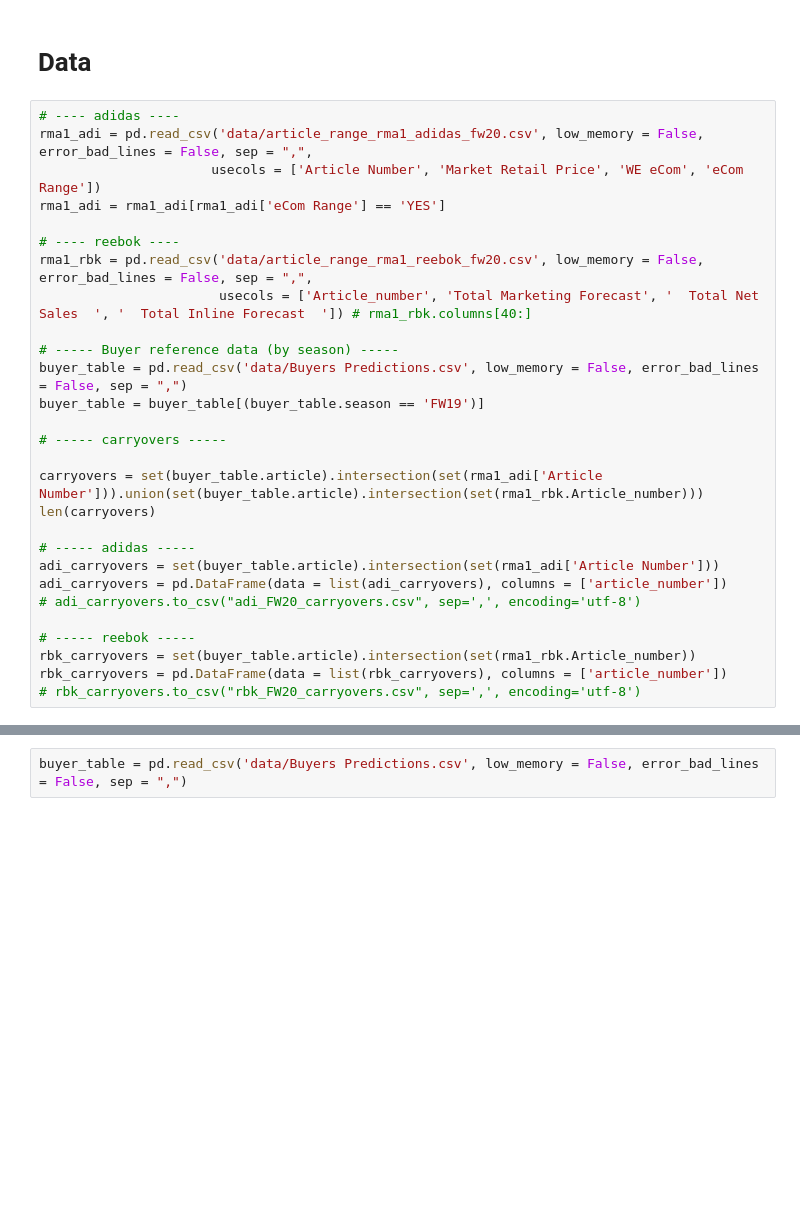
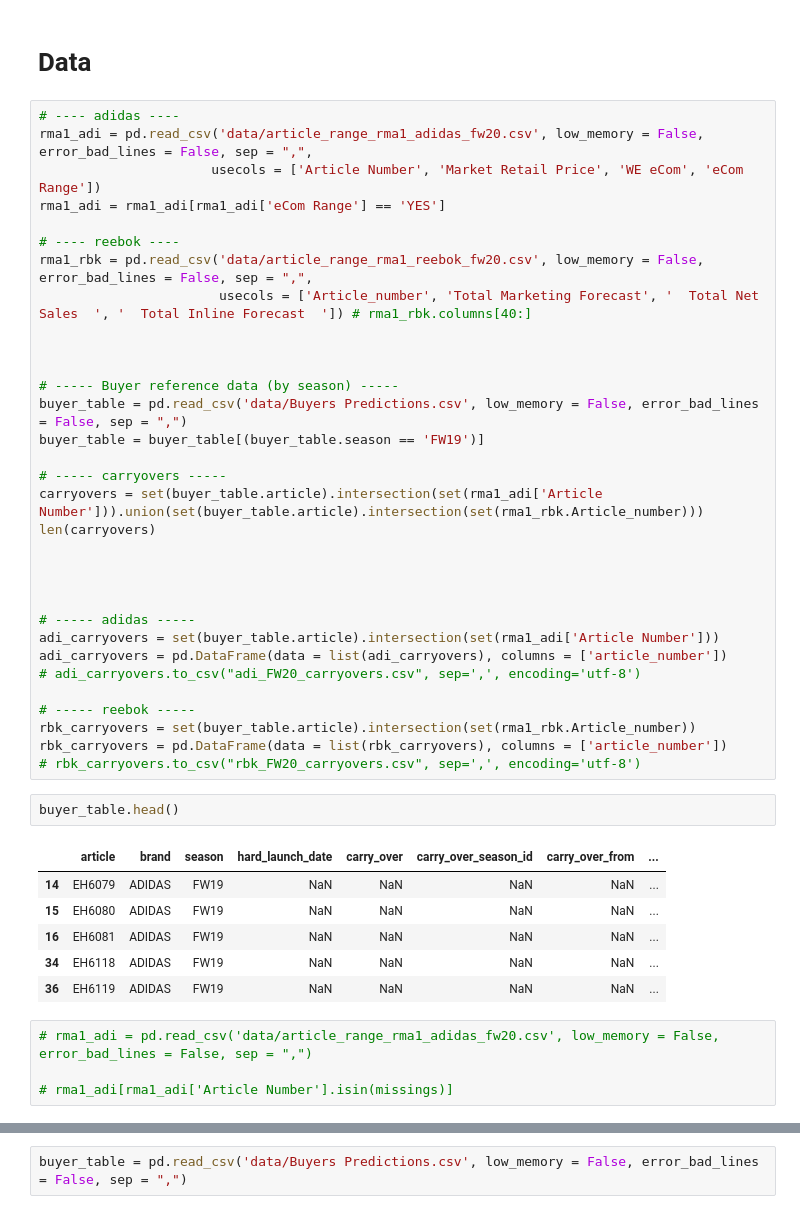
Before and after one commit to cwcomiskey/Misc, a Jupyter notebook: adidas/model_10Sept.ipynb, the cells around one changed output, grey strips where cells are left out. Drawn from its saved outputs; the diff is of its cells as text; blank space fills up the shorter version.

```diff
--- a/adidas/model_10Sept.ipynb
+++ b/adidas/model_10Sept.ipynb
@@ -256,14 +256,18 @@ rma1_adi = rma1_adi[rma1_adi['eCom Range'] == 'YES']
 rma1_rbk = pd.read_csv('data/article_range_rma1_reebok_fw20.csv', low_memory = False, error_bad_lines = False, sep = ",",
                        usecols = ['Article_number', 'Total Marketing Forecast', '  Total Net Sales  ', '  Total Inline Forecast  ']) # rma1_rbk.columns[40:]
 
+
+
 # ----- Buyer reference data (by season) -----
 buyer_table = pd.read_csv('data/Buyers Predictions.csv', low_memory = False, error_bad_lines = False, sep = ",")
 buyer_table = buyer_table[(buyer_table.season == 'FW19')]
 
 # ----- carryovers -----
-
 carryovers = set(buyer_table.article).intersection(set(rma1_adi['Article Number'])).union(set(buyer_table.article).intersection(set(rma1_rbk.Article_number)))
 len(carryovers)
+
+
+
 
 # ----- adidas -----
 adi_carryovers = set(buyer_table.article).intersection(set(rma1_adi['Article Number']))
@@ -274,4 +278,17 @@ adi_carryovers = pd.DataFrame(data = list(adi_carryovers), columns = ['article_n
 rbk_carryovers = set(buyer_table.article).intersection(set(rma1_rbk.Article_number))
 rbk_carryovers = pd.DataFrame(data = list(rbk_carryovers), columns = ['article_number'])
 # rbk_carryovers.to_csv("rbk_FW20_carryovers.csv", sep=',', encoding='utf-8')
+# %%
+buyer_table.head()
+# %% [output]
+|  | article | brand | season | hard_launch_date | carry_over | carry_over_season_id | carry_over_from | ... |
+| 14 | EH6079 | ADIDAS | FW19 | NaN | NaN | NaN | NaN | ... |
+| 15 | EH6080 | ADIDAS | FW19 | NaN | NaN | NaN | NaN | ... |
+| 16 | EH6081 | ADIDAS | FW19 | NaN | NaN | NaN | NaN | ... |
+| 34 | EH6118 | ADIDAS | FW19 | NaN | NaN | NaN | NaN | ... |
+| 36 | EH6119 | ADIDAS | FW19 | NaN | NaN | NaN | NaN | ... |
+# %%
+# rma1_adi = pd.read_csv('data/article_range_rma1_adidas_fw20.csv', low_memory = False, error_bad_lines = False, sep = ",")
+
+# rma1_adi[rma1_adi['Article Number'].isin(missings)]
 # %%
```
Also changed, not shown: parts of 73 cells of this notebook.
